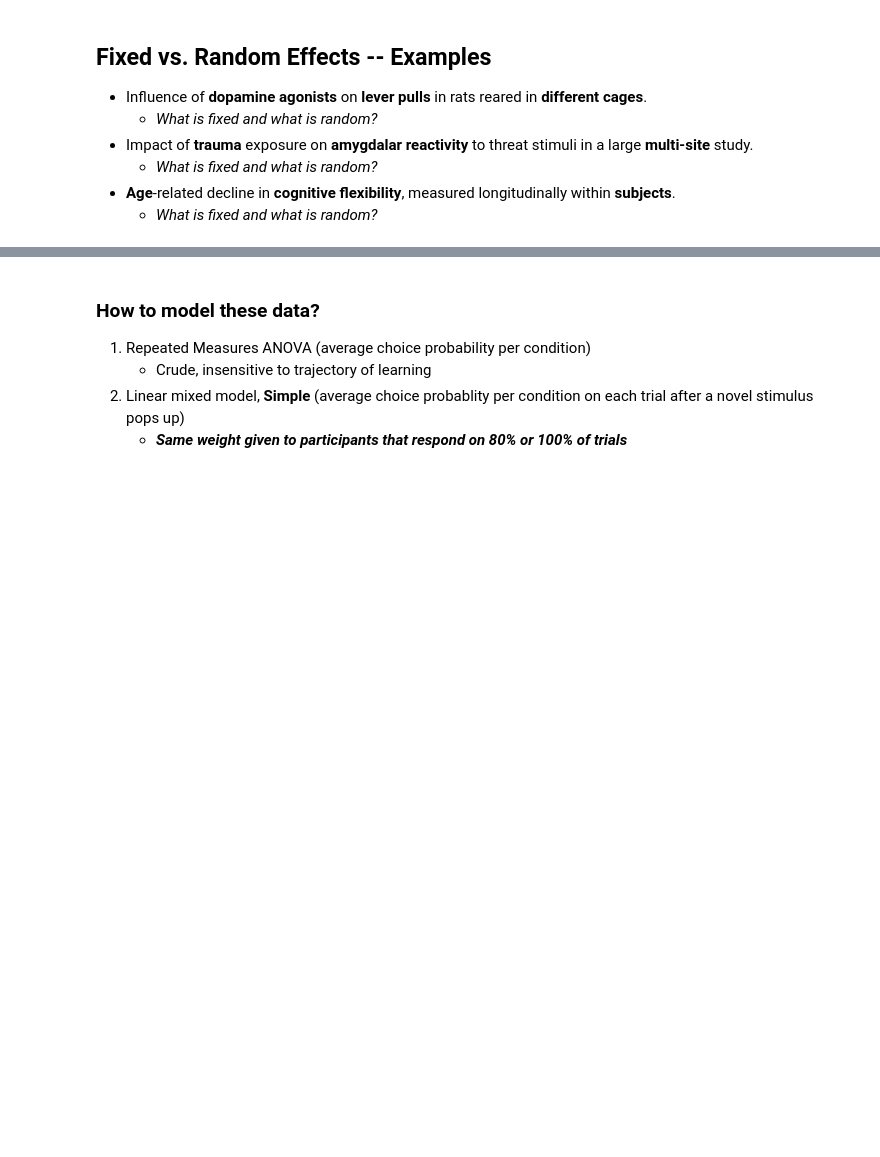
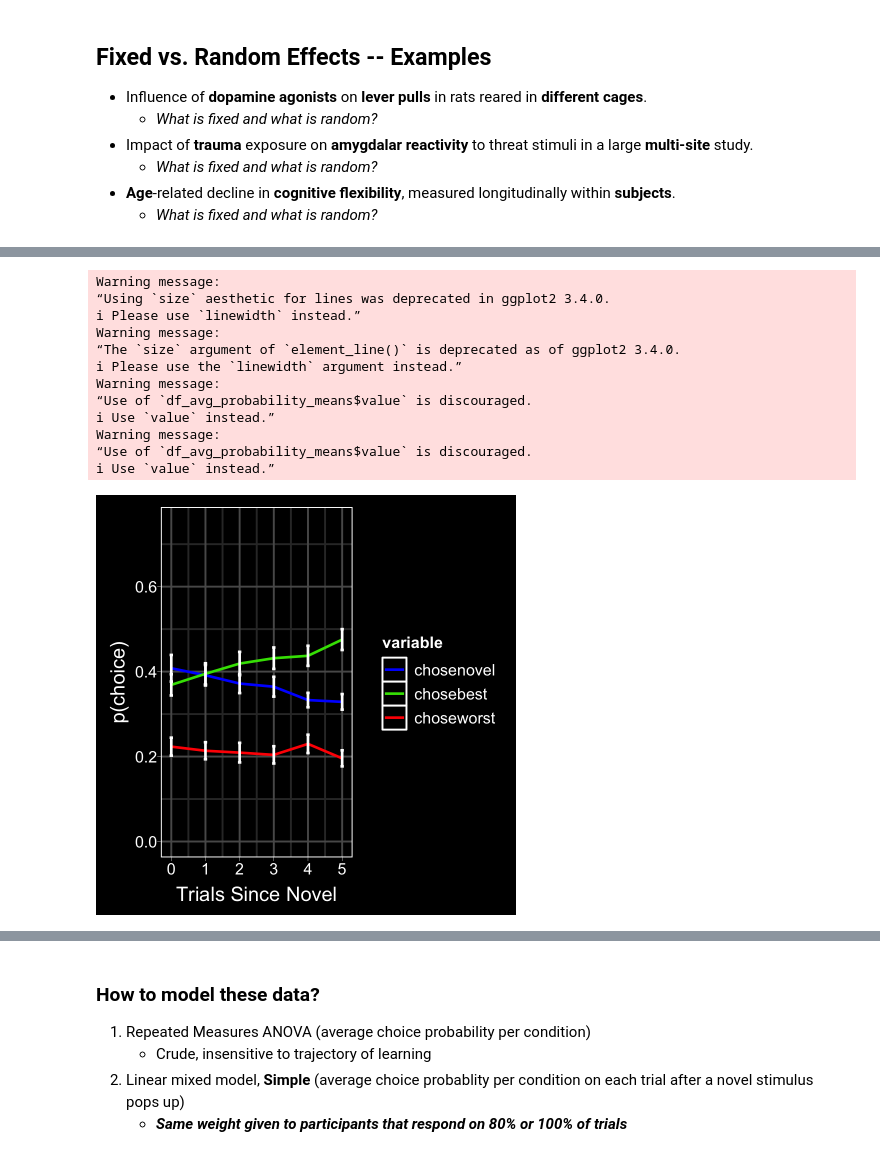
Before and after one commit to hogeveen-lab/DSPN_Fall2023_Git, a Jupyter notebook: dspn_fall2023_lecture20_modeling5_uncoded.ipynb, the cells around one changed output, grey strips where cells are left out. Drawn from its saved outputs; the diff is of its cells as text; code cells hidden in the pictures; blank space fills up the shorter version.

```diff
--- a/dspn_fall2023_lecture20_modeling5_uncoded.ipynb
+++ b/dspn_fall2023_lecture20_modeling5_uncoded.ipynb
@@ -299,0 +387,10 @@ Wonderful (relatively brief) intro lecture: https://www.youtube.com/watch?v=QCqF
+# %%
+df_avg_probability <- df %>%
+    group_by(Subject,trlsnov_abbrev) %>%
+    summarise(N = n(),
+             p_chosenovel = sum(chosenovel) / N,
+             p_chosebest = sum(chosebest) / N,
+             p_choseworst = sum(choseworst) / N)
+
+
+df_avg_probability
@@ -299,0 +419,45 @@ Wonderful (relatively brief) intro lecture: https://www.youtube.com/watch?v=QCqF
+# %%
+# Visualizing the choice over trials post novel stimulus
+df_avg_probability_means <- df_avg_probability %>%
+  select(-N) %>%
+  group_by(trlsnov_abbrev) %>%
+  summarise(chosenovel=mean(p_chosenovel),
+            chosebest=mean(p_chosebest),
+            choseworst=mean(p_choseworst)) %>%
+  melt(id.vars='trlsnov_abbrev')
+df_avg_probability_sems <- df_avg_probability%>%
+  group_by(trlsnov_abbrev)%>%
+  summarise(N=n(),
+            chosenovel=sd(p_chosenovel)/sqrt(N),
+            chosebest=sd(p_chosebest)/sqrt(N),
+            choseworst=sd(p_choseworst)/sqrt(N))%>%
+  select(-N) %>%
+  melt(id.vars='trlsnov_abbrev')
+
+# creating error bar aesthetic mappings
+aes_errorbars <- aes(ymax = df_avg_probability_means$value + df_avg_probability_sems$value,
+                     ymin=df_avg_probability_means$value - df_avg_probability_sems$value)
+
+# plotting the learning curves
+ggplot(df_avg_probability_means,aes(x = trlsnov_abbrev, y = value, color = variable)) +
+    geom_line(size=1.5) +
+    geom_errorbar(aes_errorbars,position=dodge, width=0.1, size=1.5,colour="white") +
+    xlab('Trials Since Novel') +
+    ylab('p(choice)') +
+    theme_black() +
+    scale_color_manual(values=my_palette) +
+    ylim(0,0.75)
+# %% [output]
+Warning message:
+“Using `size` aesthetic for lines was deprecated in ggplot2 3.4.0.
+ℹ Please use `linewidth` instead.”
+Warning message:
+“The `size` argument of `element_line()` is deprecated as of ggplot2 3.4.0.
+ℹ Please use the `linewidth` argument instead.”
+Warning message:
+“Use of `df_avg_probability_means$value` is discouraged.
+ℹ Use `value` instead.”
+Warning message:
+“Use of `df_avg_probability_means$value` is discouraged.
+ℹ Use `value` instead.”
+[figure, added]
```
Also changed, not shown: parts of 19 cells of this notebook, 1 other file.
